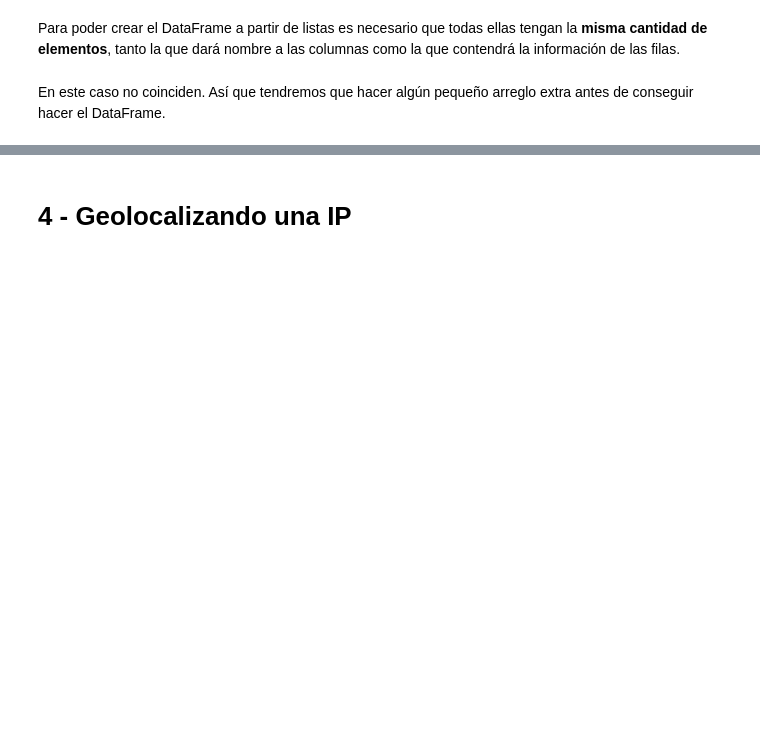
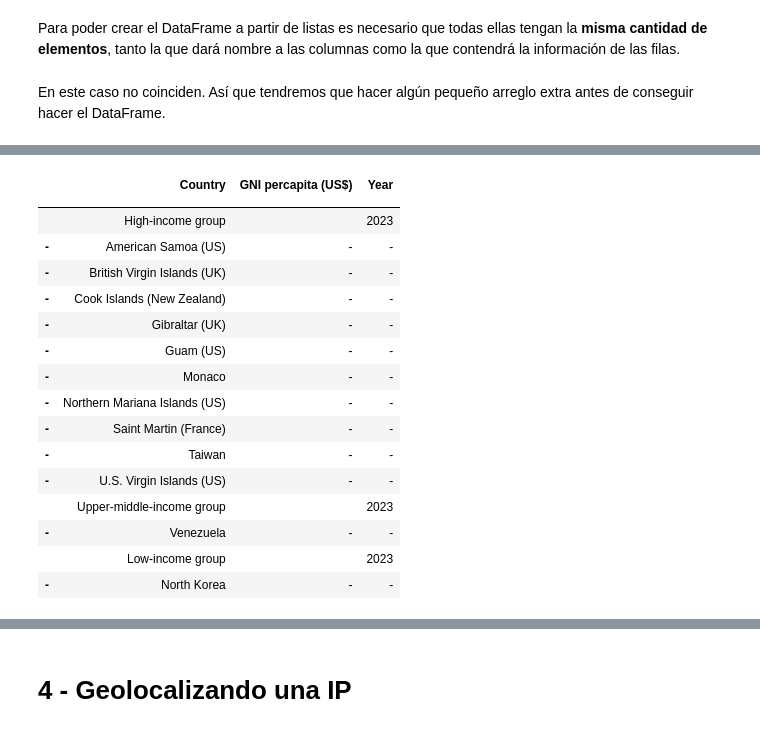
Before and after one commit to zamaestre/Apuntes_Data_Junio24, a Jupyter notebook: Materiales/Web Scraping/1 - Scrapeo bs4.ipynb, the cells around one changed output, grey strips where cells are left out. Drawn from its saved outputs; the diff is of its cells as text; code cells hidden in the pictures; blank space fills up the shorter version.

Commit message:
reto dos tablas wikipedia

```diff
--- a/Materiales/Web Scraping/1 - Scrapeo bs4.ipynb
+++ b/Materiales/Web Scraping/1 - Scrapeo bs4.ipynb
@@ -252,0 +372,4 @@ df.head(10)
+# %%
+tabla1 = tablas[1]
+# en el código html de la página se ve que la otra es la siguiente
+tabla2 = tablas[2]
@@ -252,0 +397,8 @@ df.head(10)
+# %%
+filas = tabla1.find_all('tr')
+encabezados = [col.text.split('[2]')[0].strip() if '[2]' in col.text else col.text.split('\n')[0].strip() for col in filas[0].find_all('th')]
+# %%
+# contenido de las filas
+data = []
+for fila in filas[1:]: # empiezo en la 1 porque el elemento [0] son las columnas
+    data.append([celda.text.split('\n')[0].strip() for celda in fila.find_all('td')])
@@ -252,0 +446,31 @@ df.head(10)
+# %%
+filas2 = tabla2.find_all('tr')
+# - country - -
+data = []
+for fila in filas2:
+    if 'group' in fila.text:
+        data.append(['', fila.text.strip(), '', '2023'])
+    else:
+        data.append(['-', fila.text.strip(), '-', '-'])
+# %%
+df2 = pd.DataFrame(data, columns=encabezados)
+df2 = df2.set_index(df2.columns[0])
+df2
+# %% [output]
+|  | Country | GNI percapita (US$) | Year |
+|  |  |  |  |
+|  | High-income group |  | 2023 |
+| - | American Samoa (US) | - | - |
+| - | British Virgin Islands (UK) | - | - |
+| - | Cook Islands (New Zealand) | - | - |
+| - | Gibraltar (UK) | - | - |
+| - | Guam (US) | - | - |
+| - | Monaco | - | - |
+| - | Northern Mariana Islands (US) | - | - |
+| - | Saint Martin (France) | - | - |
+| - | Taiwan | - | - |
+| - | U.S. Virgin Islands (US) | - | - |
+|  | Upper-middle-income group |  | 2023 |
+| - | Venezuela | - | - |
+|  | Low-income group |  | 2023 |
+| - | North Korea | - | - |
```
Also changed, not shown: parts of 14 cells of this notebook.
